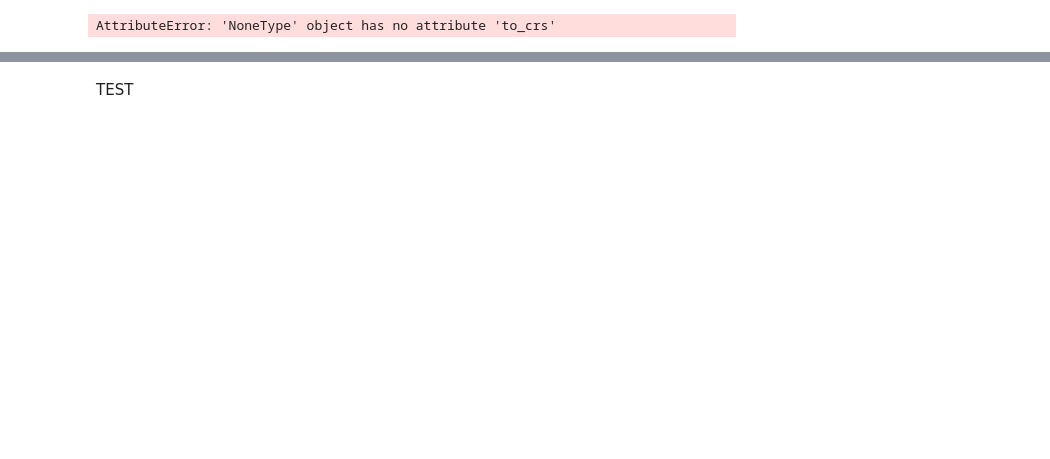
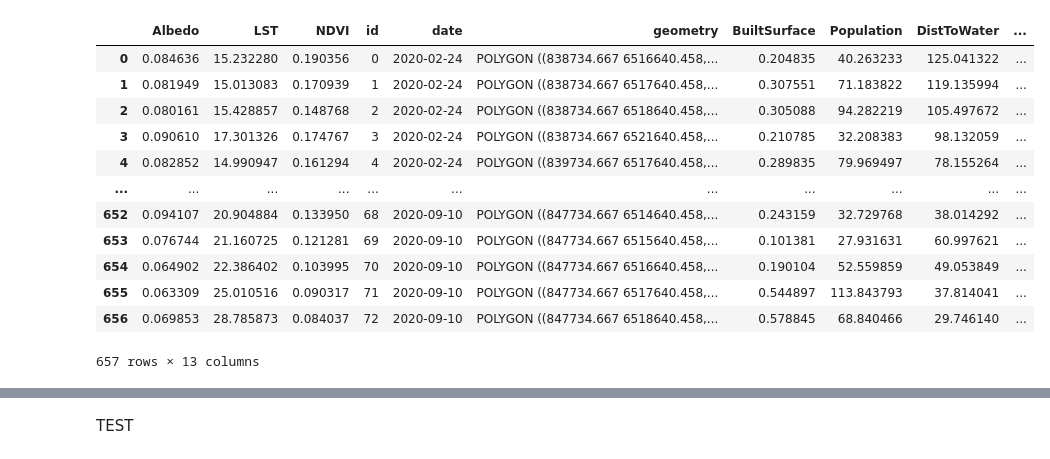
Before and after one commit to ThomasBaptiste/GreenerCities, a Jupyter notebook: testing_notebook2.ipynb, the cells around one changed output, grey strips where cells are left out. Drawn from its saved outputs; the diff is of its cells as text; code cells hidden in the pictures; blank space fills up the shorter version.

```diff
--- a/testing_notebook2.ipynb
+++ b/testing_notebook2.ipynb
@@ -8,4 +8,18 @@ make_grid.main("Lyon,France", 100)
 # %%
-gdf = feature_to_city.main('lyon,france', 'ee-thomasbaptiste45', 2020, 100, 2154)
+gdf = feature_to_city.main('lyon,france', 'ee-thomasbaptiste45', 2020, 1000, 2154)
-# %% [output]
-AttributeError: 'NoneType' object has no attribute 'to_crs'
+# %%
+gdf
+# %% [output]
+|  | Albedo | LST | NDVI | id | date | geometry | BuiltSurface | Population | DistToWater | ... |
+| 0 | 0.084636 | 15.232280 | 0.190356 | 0 | 2020-02-24 | POLYGON ((838734.667 6516640.458,... | 0.204835 | 40.263233 | 125.041322 | ... |
+| 1 | 0.081949 | 15.013083 | 0.170939 | 1 | 2020-02-24 | POLYGON ((838734.667 6517640.458,... | 0.307551 | 71.183822 | 119.135994 | ... |
+| 2 | 0.080161 | 15.428857 | 0.148768 | 2 | 2020-02-24 | POLYGON ((838734.667 6518640.458,... | 0.305088 | 94.282219 | 105.497672 | ... |
+| 3 | 0.090610 | 17.301326 | 0.174767 | 3 | 2020-02-24 | POLYGON ((838734.667 6521640.458,... | 0.210785 | 32.208383 | 98.132059 | ... |
+| 4 | 0.082852 | 14.990947 | 0.161294 | 4 | 2020-02-24 | POLYGON ((839734.667 6517640.458,... | 0.289835 | 79.969497 | 78.155264 | ... |
+| ... | ... | ... | ... | ... | ... | ... | ... | ... | ... | ... |
+| 652 | 0.094107 | 20.904884 | 0.133950 | 68 | 2020-09-10 | POLYGON ((847734.667 6514640.458,... | 0.243159 | 32.729768 | 38.014292 | ... |
+| 653 | 0.076744 | 21.160725 | 0.121281 | 69 | 2020-09-10 | POLYGON ((847734.667 6515640.458,... | 0.101381 | 27.931631 | 60.997621 | ... |
+| 654 | 0.064902 | 22.386402 | 0.103995 | 70 | 2020-09-10 | POLYGON ((847734.667 6516640.458,... | 0.190104 | 52.559859 | 49.053849 | ... |
+| 655 | 0.063309 | 25.010516 | 0.090317 | 71 | 2020-09-10 | POLYGON ((847734.667 6517640.458,... | 0.544897 | 113.843793 | 37.814041 | ... |
+| 656 | 0.069853 | 28.785873 | 0.084037 | 72 | 2020-09-10 | POLYGON ((847734.667 6518640.458,... | 0.578845 | 68.840466 | 29.746140 | ... |
+657 rows × 13 columns
```
Also changed, not shown: parts of 4 cells of this notebook, 1 other file.
